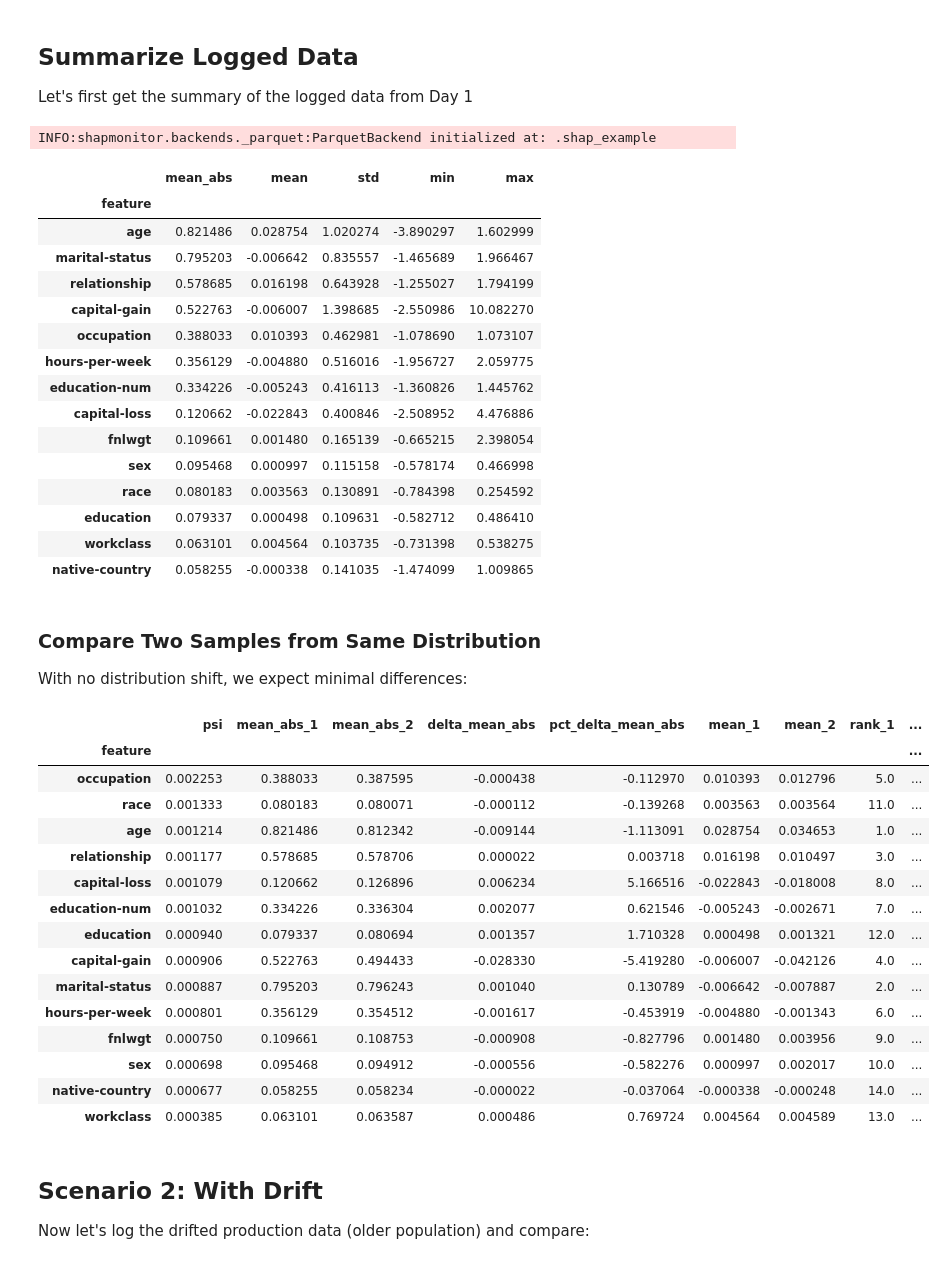
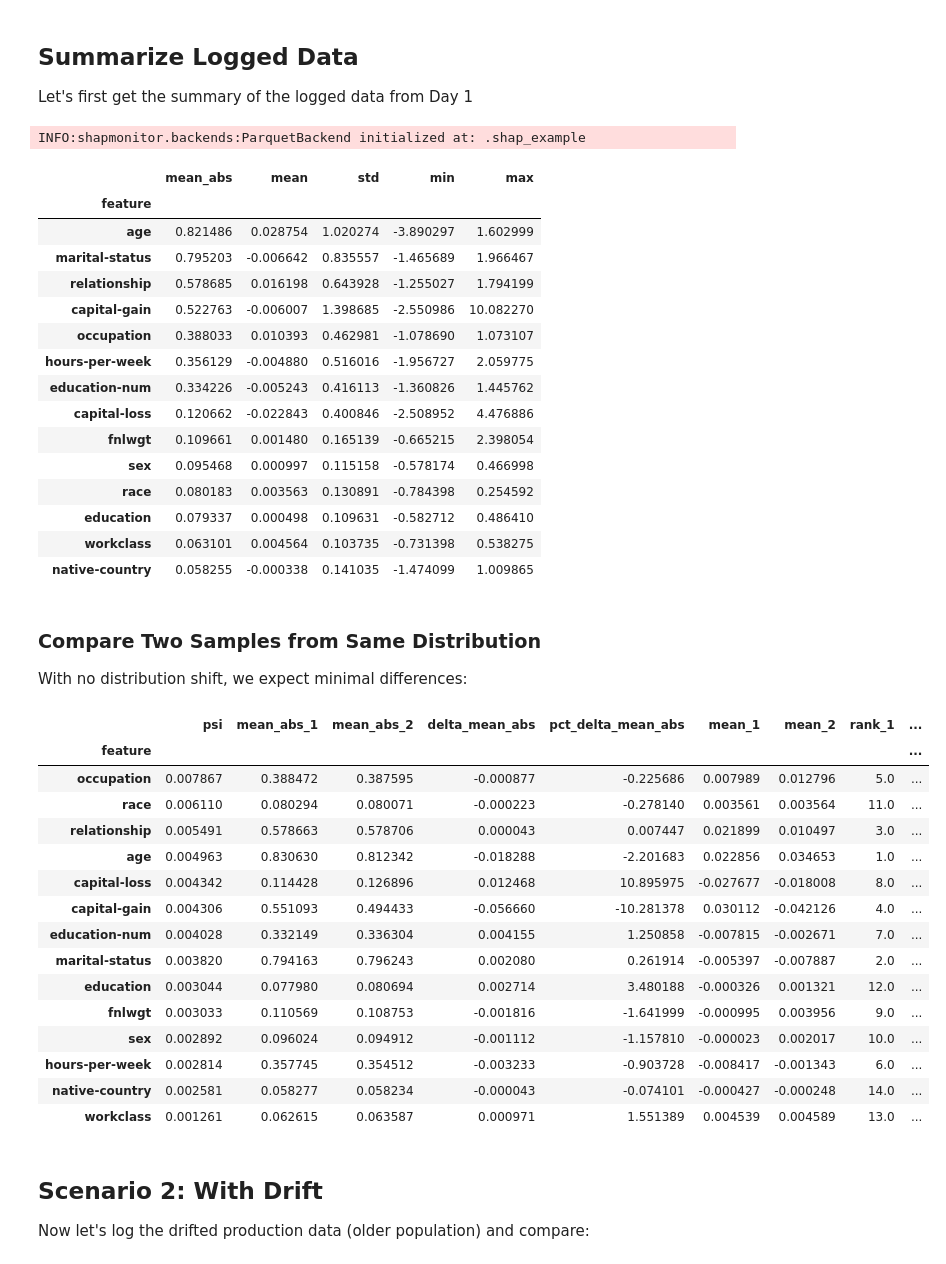
Before and after one commit to ab93/shap-monitor, a Jupyter notebook: examples/lightgbm_example.ipynb, the cells around one changed output. Cells and saved outputs as stored; diff of their text form; code cells hidden in the pictures.

Commit message:
feat: support comparison with batches

```diff
--- a/examples/lightgbm_example.ipynb
+++ b/examples/lightgbm_example.ipynb
@@ -300,9 +297,9 @@ from shapmonitor.backends import ParquetBackend
 backend = ParquetBackend(".shap_example")
 analyzer = SHAPAnalyzer(backend)
 
-analyzer.summary(datetime(2026, 1, 1), datetime(2026, 1, 2))
+analyzer.summary(start_dt=datetime.today())
 # %% [output]
-INFO:shapmonitor.backends._parquet:ParquetBackend initialized at: .shap_example
+INFO:shapmonitor.backends:ParquetBackend initialized at: .shap_example
 |  | mean_abs | mean | std | min | max |
 | feature |  |  |  |  |  |
 | age | 0.821486 | 0.028754 | 1.020274 | -3.890297 | 1.602999 |
@@ -325,27 +322,24 @@ INFO:shapmonitor.backends._parquet:ParquetBackend initialized at: .shap_example
 With no distribution shift, we expect minimal differences:
 # %%
 # Compare Day 1 vs Day 2 (both from validation set - same distribution)
-analyzer.compare_time_periods(
-    period_ref=(datetime(2026, 1, 1), datetime(2026, 1, 2)),
-    period_curr=(datetime(2026, 1, 2), datetime(2026, 1, 3)),
-)
+analyzer.compare_batches(batch_ref="b1", batch_curr="b2")
 # %% [output]
 |  | psi | mean_abs_1 | mean_abs_2 | delta_mean_abs | pct_delta_mean_abs | mean_1 | mean_2 | rank_1 | ... |
 | feature |  |  |  |  |  |  |  |  | ... |
-| occupation | 0.002253 | 0.388033 | 0.387595 | -0.000438 | -0.112970 | 0.010393 | 0.012796 | 5.0 | ... |
-| race | 0.001333 | 0.080183 | 0.080071 | -0.000112 | -0.139268 | 0.003563 | 0.003564 | 11.0 | ... |
-| age | 0.001214 | 0.821486 | 0.812342 | -0.009144 | -1.113091 | 0.028754 | 0.034653 | 1.0 | ... |
-| relationship | 0.001177 | 0.578685 | 0.578706 | 0.000022 | 0.003718 | 0.016198 | 0.010497 | 3.0 | ... |
-| capital-loss | 0.001079 | 0.120662 | 0.126896 | 0.006234 | 5.166516 | -0.022843 | -0.018008 | 8.0 | ... |
-| education-num | 0.001032 | 0.334226 | 0.336304 | 0.002077 | 0.621546 | -0.005243 | -0.002671 | 7.0 | ... |
-| education | 0.000940 | 0.079337 | 0.080694 | 0.001357 | 1.710328 | 0.000498 | 0.001321 | 12.0 | ... |
-| capital-gain | 0.000906 | 0.522763 | 0.494433 | -0.028330 | -5.419280 | -0.006007 | -0.042126 | 4.0 | ... |
-| marital-status | 0.000887 | 0.795203 | 0.796243 | 0.001040 | 0.130789 | -0.006642 | -0.007887 | 2.0 | ... |
-| hours-per-week | 0.000801 | 0.356129 | 0.354512 | -0.001617 | -0.453919 | -0.004880 | -0.001343 | 6.0 | ... |
-| fnlwgt | 0.000750 | 0.109661 | 0.108753 | -0.000908 | -0.827796 | 0.001480 | 0.003956 | 9.0 | ... |
-| sex | 0.000698 | 0.095468 | 0.094912 | -0.000556 | -0.582276 | 0.000997 | 0.002017 | 10.0 | ... |
-| native-country | 0.000677 | 0.058255 | 0.058234 | -0.000022 | -0.037064 | -0.000338 | -0.000248 | 14.0 | ... |
-| workclass | 0.000385 | 0.063101 | 0.063587 | 0.000486 | 0.769724 | 0.004564 | 0.004589 | 13.0 | ... |
+| occupation | 0.007867 | 0.388472 | 0.387595 | -0.000877 | -0.225686 | 0.007989 | 0.012796 | 5.0 | ... |
+| race | 0.006110 | 0.080294 | 0.080071 | -0.000223 | -0.278140 | 0.003561 | 0.003564 | 11.0 | ... |
+| relationship | 0.005491 | 0.578663 | 0.578706 | 0.000043 | 0.007447 | 0.021899 | 0.010497 | 3.0 | ... |
+| age | 0.004963 | 0.830630 | 0.812342 | -0.018288 | -2.201683 | 0.022856 | 0.034653 | 1.0 | ... |
+| capital-loss | 0.004342 | 0.114428 | 0.126896 | 0.012468 | 10.895975 | -0.027677 | -0.018008 | 8.0 | ... |
+| capital-gain | 0.004306 | 0.551093 | 0.494433 | -0.056660 | -10.281378 | 0.030112 | -0.042126 | 4.0 | ... |
+| education-num | 0.004028 | 0.332149 | 0.336304 | 0.004155 | 1.250858 | -0.007815 | -0.002671 | 7.0 | ... |
+| marital-status | 0.003820 | 0.794163 | 0.796243 | 0.002080 | 0.261914 | -0.005397 | -0.007887 | 2.0 | ... |
+| education | 0.003044 | 0.077980 | 0.080694 | 0.002714 | 3.480188 | -0.000326 | 0.001321 | 12.0 | ... |
+| fnlwgt | 0.003033 | 0.110569 | 0.108753 | -0.001816 | -1.641999 | -0.000995 | 0.003956 | 9.0 | ... |
+| sex | 0.002892 | 0.096024 | 0.094912 | -0.001112 | -1.157810 | -0.000023 | 0.002017 | 10.0 | ... |
+| hours-per-week | 0.002814 | 0.357745 | 0.354512 | -0.003233 | -0.903728 | -0.008417 | -0.001343 | 6.0 | ... |
+| native-country | 0.002581 | 0.058277 | 0.058234 | -0.000043 | -0.074101 | -0.000427 | -0.000248 | 14.0 | ... |
+| workclass | 0.001261 | 0.062615 | 0.063587 | 0.000971 | 1.551389 | 0.004539 | 0.004589 | 13.0 | ... |
 # %% [markdown]
 ## Scenario 2: With Drift
 
```
Also changed, not shown: parts of 5 cells of this notebook, 7 other files.
